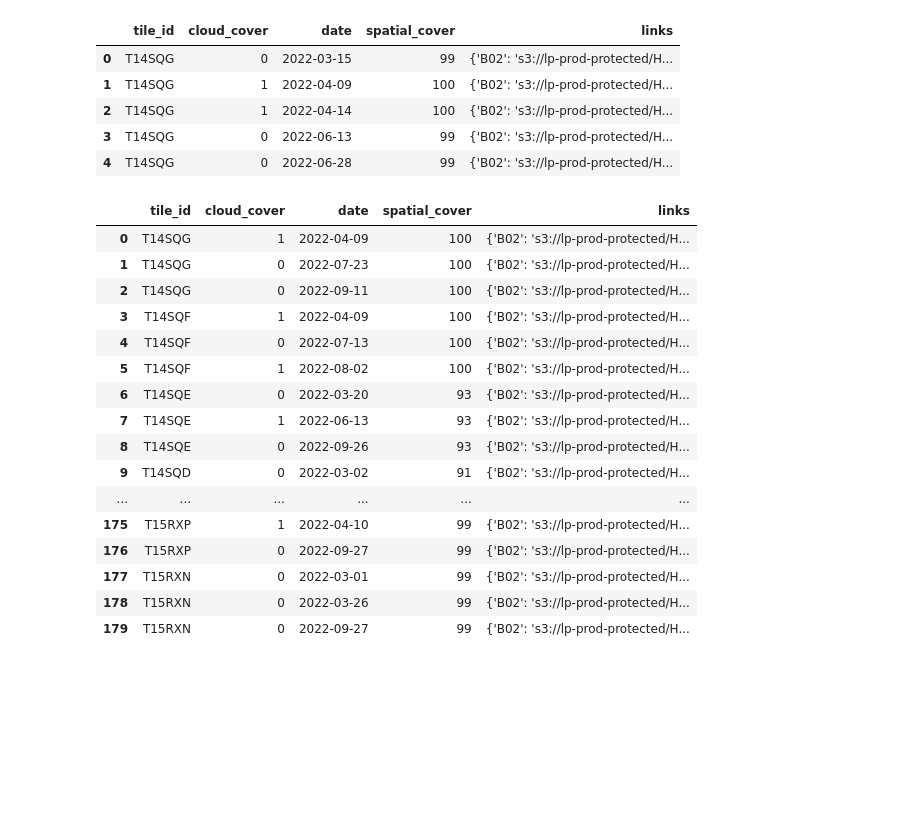
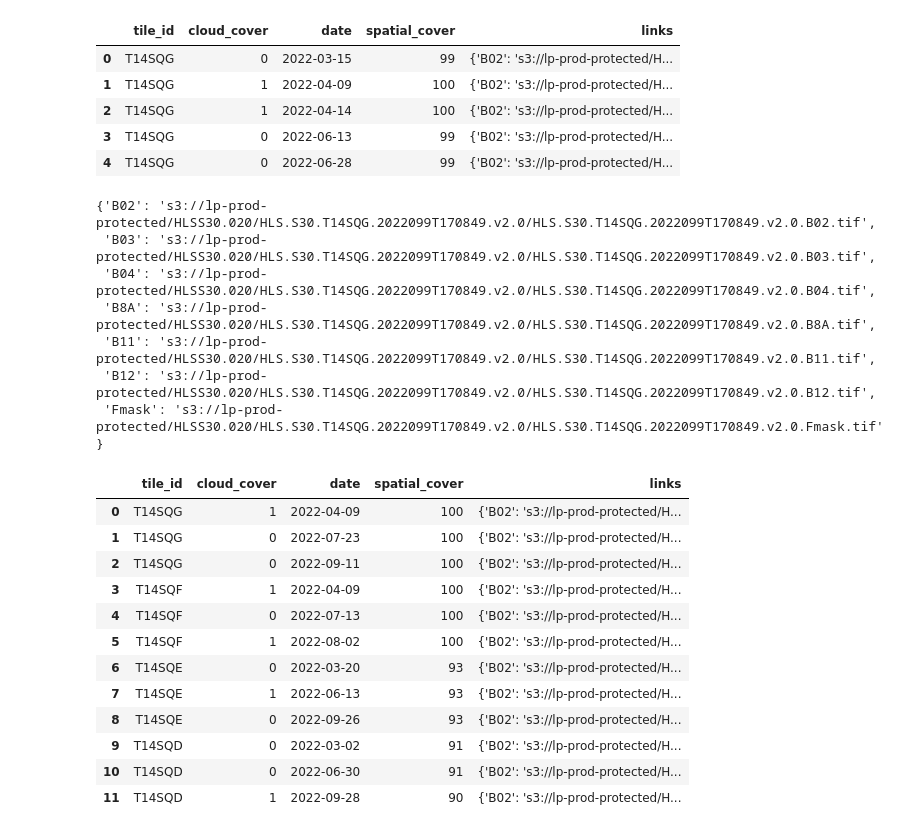
Before and after one commit to ClarkCGA/cloud-gap-filling-td, a Jupyter notebook: HLSTest/HLSV2.ipynb, the cells around one changed output. Drawn from its saved outputs; the diff is of its cells as text; code cells hidden in the pictures; blank space fills up the shorter version.

```diff
--- a/HLSTest/HLSV2.ipynb
+++ b/HLSTest/HLSV2.ipynb
@@ -50,7 +60,7 @@ pd.set_option('display.max_rows', None)
 yoi = [2021]
 cloud_thres = 5
 valid_months = [3,4,5,6,7,8,9]
-root_path = "/home/t3_data/"
+root_path = "/home/gfm-gap-filling-td/t3_data/"
 
 ## file paths
 # spath = root_path + f"CDL_HLS_dataframe{yoi[0]}"
@@ -193,6 +203,8 @@ for current_tile in tiles:
                                            "B03": i.assets['B03'].href.replace('https://data.lpdaac.earthdatacloud.nasa.gov/', 's3://'),
                                            "B04": i.assets['B04'].href.replace('https://data.lpdaac.earthdatacloud.nasa.gov/', 's3://'),
                                            "B8A": i.assets['B8A'].href.replace('https://data.lpdaac.earthdatacloud.nasa.gov/', 's3://'),
+                                           "B11": i.assets['B11'].href.replace('https://data.lpdaac.earthdatacloud.nasa.gov/', 's3://'),
+                                           "B12": i.assets['B12'].href.replace('https://data.lpdaac.earthdatacloud.nasa.gov/', 's3://'),
                                            "Fmask": i.assets['Fmask'].href.replace('https://data.lpdaac.earthdatacloud.nasa.gov/', 's3://')}}
                     tile_list.append(temp_dict)
                     iter_items += 1
@@ -290,22 +304,11 @@ def select_scenes(dataframe):
     return pd.DataFrame(select_tiles).reset_index(drop=True)
 # %%
 selected_tiles = select_scenes(cover_df)
-selected_tiles
 # %% [output]
-|  | tile_id | cloud_cover | date | spatial_cover | links |
-| 0 | T14SQG | 1 | 2022-04-09 | 100 | {'B02': 's3://lp-prod-protected/H... |
-| 1 | T14SQG | 0 | 2022-07-23 | 100 | {'B02': 's3://lp-prod-protected/H... |
-| 2 | T14SQG | 0 | 2022-09-11 | 100 | {'B02': 's3://lp-prod-protected/H... |
-| 3 | T14SQF | 1 | 2022-04-09 | 100 | {'B02': 's3://lp-prod-protected/H... |
-| 4 | T14SQF | 0 | 2022-07-13 | 100 | {'B02': 's3://lp-prod-protected/H... |
-| 5 | T14SQF | 1 | 2022-08-02 | 100 | {'B02': 's3://lp-prod-protected/H... |
-| 6 | T14SQE | 0 | 2022-03-20 | 93 | {'B02': 's3://lp-prod-protected/H... |
-| 7 | T14SQE | 1 | 2022-06-13 | 93 | {'B02': 's3://lp-prod-protected/H... |
-| 8 | T14SQE | 0 | 2022-09-26 | 93 | {'B02': 's3://lp-prod-protected/H... |
-| 9 | T14SQD | 0 | 2022-03-02 | 91 | {'B02': 's3://lp-prod-protected/H... |
-| ... | ... | ... | ... | ... | ... |
-| 175 | T15RXP | 1 | 2022-04-10 | 99 | {'B02': 's3://lp-prod-protected/H... |
-| 176 | T15RXP | 0 | 2022-09-27 | 99 | {'B02': 's3://lp-prod-protected/H... |
-| 177 | T15RXN | 0 | 2022-03-01 | 99 | {'B02': 's3://lp-prod-protected/H... |
-| 178 | T15RXN | 0 | 2022-03-26 | 99 | {'B02': 's3://lp-prod-protected/H... |
-| 179 | T15RXN | 0 | 2022-09-27 | 99 | {'B02': 's3://lp-prod-protected/H... |
+{'B02': 's3://lp-prod-protected/HLSS30.020/HLS.S30.T14SQG.2022099T170849.v2.0/HLS.S30.T14SQG.2022099T170849.v2.0.B02.tif',
+ 'B03': 's3://lp-prod-protected/HLSS30.020/HLS.S30.T14SQG.2022099T170849.v2.0/HLS.S30.T14SQG.2022099T170849.v2.0.B03.tif',
+ 'B04': 's3://lp-prod-protected/HLSS30.020/HLS.S30.T14SQG.2022099T170849.v2.0/HLS.S30.T14SQG.2022099T170849.v2.0.B04.tif',
+ 'B8A': 's3://lp-prod-protected/HLSS30.020/HLS.S30.T14SQG.2022099T170849.v2.0/HLS.S30.T14SQG.2022099T170849.v2.0.B8A.tif',
+ 'B11': 's3://lp-prod-protected/HLSS30.020/HLS.S30.T14SQG.2022099T170849.v2.0/HLS.S30.T14SQG.2022099T170849.v2.0.B11.tif',
+ 'B12': 's3://lp-prod-protected/HLSS30.020/HLS.S30.T14SQG.2022099T170849.v2.0/HLS.S30.T14SQG.2022099T170849.v2.0.B12.tif',
+ 'Fmask': 's3://lp-prod-protected/HLSS30.020/HLS.S30.T14SQG.2022099T170849.v2.0/HLS.S30.T14SQG.2022099T170849.v2.0.Fmask.tif'}
@@ -324,0 +315,16 @@ session = boto3.Session(aws_access_key_id=temp_creds_req[accessKeyId],
+# %%
+selected_tiles.head(12)
+# %% [output]
+|  | tile_id | cloud_cover | date | spatial_cover | links |
+| 0 | T14SQG | 1 | 2022-04-09 | 100 | {'B02': 's3://lp-prod-protected/H... |
+| 1 | T14SQG | 0 | 2022-07-23 | 100 | {'B02': 's3://lp-prod-protected/H... |
+| 2 | T14SQG | 0 | 2022-09-11 | 100 | {'B02': 's3://lp-prod-protected/H... |
+| 3 | T14SQF | 1 | 2022-04-09 | 100 | {'B02': 's3://lp-prod-protected/H... |
+| 4 | T14SQF | 0 | 2022-07-13 | 100 | {'B02': 's3://lp-prod-protected/H... |
+| 5 | T14SQF | 1 | 2022-08-02 | 100 | {'B02': 's3://lp-prod-protected/H... |
+| 6 | T14SQE | 0 | 2022-03-20 | 93 | {'B02': 's3://lp-prod-protected/H... |
+| 7 | T14SQE | 1 | 2022-06-13 | 93 | {'B02': 's3://lp-prod-protected/H... |
+| 8 | T14SQE | 0 | 2022-09-26 | 93 | {'B02': 's3://lp-prod-protected/H... |
+| 9 | T14SQD | 0 | 2022-03-02 | 91 | {'B02': 's3://lp-prod-protected/H... |
+| 10 | T14SQD | 0 | 2022-06-30 | 91 | {'B02': 's3://lp-prod-protected/H... |
+| 11 | T14SQD | 1 | 2022-09-28 | 90 | {'B02': 's3://lp-prod-protected/H... |
```
Also changed, not shown: parts of 11 cells of this notebook, 3 other files.
